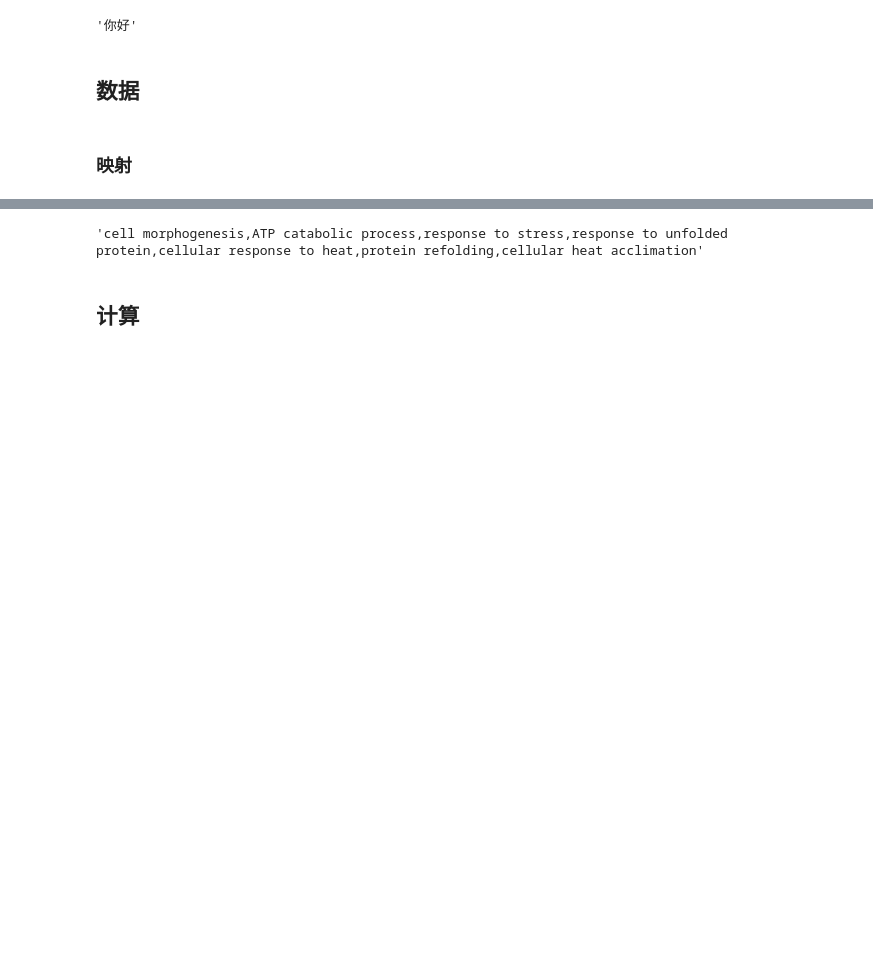
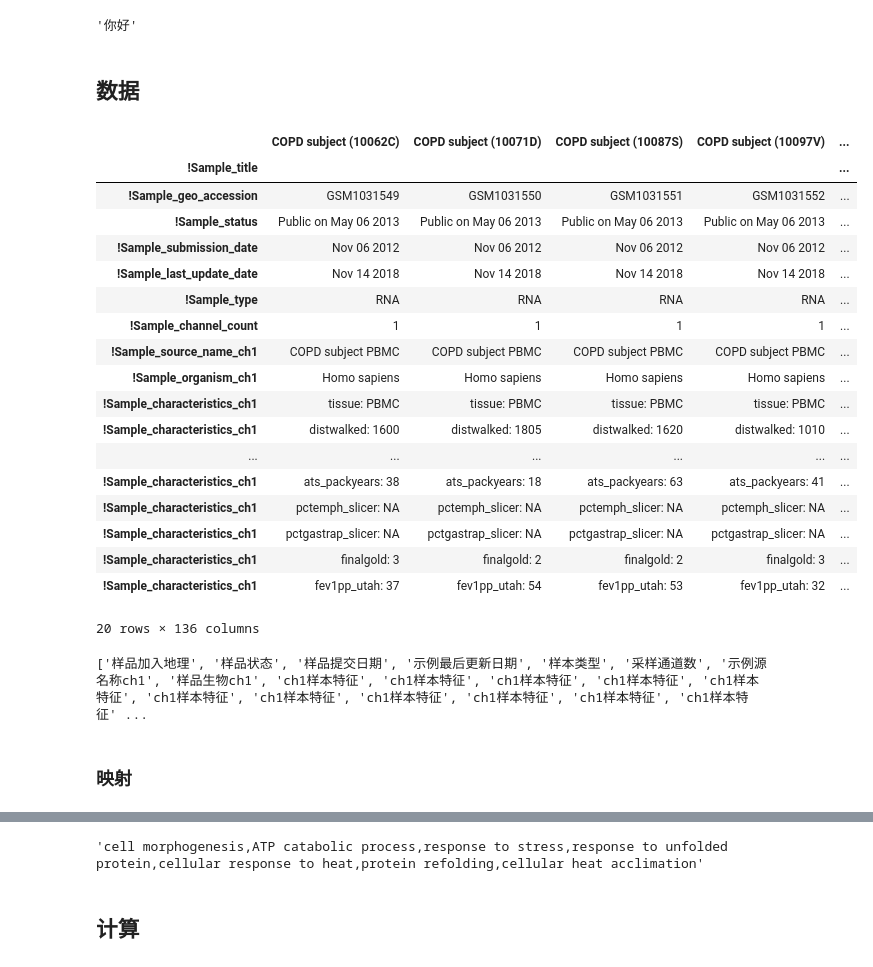
Before and after one commit to dario-github/causal_experiment, a Jupyter notebook: 分析数据集.ipynb, the cells around one changed output, grey strips where cells are left out. Drawn from its saved outputs; the diff is of its cells as text; code cells hidden in the pictures; blank space fills up the shorter version.

```diff
--- a/分析数据集.ipynb
+++ b/分析数据集.ipynb
@@ -68,15 +66,45 @@ trans_text('Hello')
 ## 数据
 # %%
 root_dir = Path("/home/dario")
-data_file = root_dir / "workspace/liyuan_paper/data/GSE42057_series_matrix.txt"
+data_file = root_dir / "workspace/causal_experiment/data/GSE42057_series_matrix.txt"
 # %%
-df = pd.read_csv(data_file, delimiter="\t", skiprows=78, index_col=0)
+# df = pd.read_csv(data_file, delimiter="\t", skiprows=78, index_col=0, header=None)
+df = pd.read_csv(data_file, delimiter="\t", skiprows=33, index_col=0, header=0)
+# %%
+df.head(20)
+# %% [output]
+|  | COPD subject (10062C) | COPD subject (10071D) | COPD subject (10087S) | COPD subject (10097V) | ... |
+| !Sample_title |  |  |  |  | ... |
+| !Sample_geo_accession | GSM1031549 | GSM1031550 | GSM1031551 | GSM1031552 | ... |
+| !Sample_status | Public on May 06 2013 | Public on May 06 2013 | Public on May 06 2013 | Public on May 06 2013 | ... |
+| !Sample_submission_date | Nov 06 2012 | Nov 06 2012 | Nov 06 2012 | Nov 06 2012 | ... |
+| !Sample_last_update_date | Nov 14 2018 | Nov 14 2018 | Nov 14 2018 | Nov 14 2018 | ... |
+| !Sample_type | RNA | RNA | RNA | RNA | ... |
+| !Sample_channel_count | 1 | 1 | 1 | 1 | ... |
+| !Sample_source_name_ch1 | COPD subject PBMC | COPD subject PBMC | COPD subject PBMC | COPD subject PBMC | ... |
+| !Sample_organism_ch1 | Homo sapiens | Homo sapiens | Homo sapiens | Homo sapiens | ... |
+| !Sample_characteristics_ch1 | tissue: PBMC | tissue: PBMC | tissue: PBMC | tissue: PBMC | ... |
+| !Sample_characteristics_ch1 | distwalked: 1600 | distwalked: 1805 | distwalked: 1620 | distwalked: 1010 | ... |
+| ... | ... | ... | ... | ... | ... |
+| !Sample_characteristics_ch1 | ats_packyears: 38 | ats_packyears: 18 | ats_packyears: 63 | ats_packyears: 41 | ... |
+| !Sample_characteristics_ch1 | pctemph_slicer: NA | pctemph_slicer: NA | pctemph_slicer: NA | pctemph_slicer: NA | ... |
+| !Sample_characteristics_ch1 | pctgastrap_slicer: NA | pctgastrap_slicer: NA | pctgastrap_slicer: NA | pctgastrap_slicer: NA | ... |
+| !Sample_characteristics_ch1 | finalgold: 3 | finalgold: 2 | finalgold: 2 | finalgold: 3 | ... |
+| !Sample_characteristics_ch1 | fev1pp_utah: 37 | fev1pp_utah: 54 | fev1pp_utah: 53 | fev1pp_utah: 32 | ... |
+20 rows × 136 columns
+# %%
+(seq(df.index)
+ .filter(lambda x: x.startswith("!"))
+ .map(lambda x: trans_text(x[1:].replace("_", " ")))
+)
+# %% [output]
+['样品加入地理', '样品状态', '样品提交日期', '示例最后更新日期', '样本类型', '采样通道数', '示例源名称ch1', '样品生物ch1', 'ch1样本特征', 'ch1样本特征', 'ch1样本特征', 'ch1样本特征', 'ch1样本特征', 'ch1样本特征', 'ch1样本特征', 'ch1样本特征', 'ch1样本特征', 'ch1样本特征', 'ch1样本特征' ...
 # %%
 df.dropna(inplace=True)
+# %% [markdown]
+### 映射
 # %%
 tmp = !head -17 data/GPL570-55999.txt
-# %% [markdown]
-### 映射
 # %%
 map_df = pd.read_csv("data/GPL570-55999.txt", sep="\t", skiprows=16, index_col=0)
 # %%
```
Also changed, not shown: parts of 2 cells of this notebook, 1 other file.
